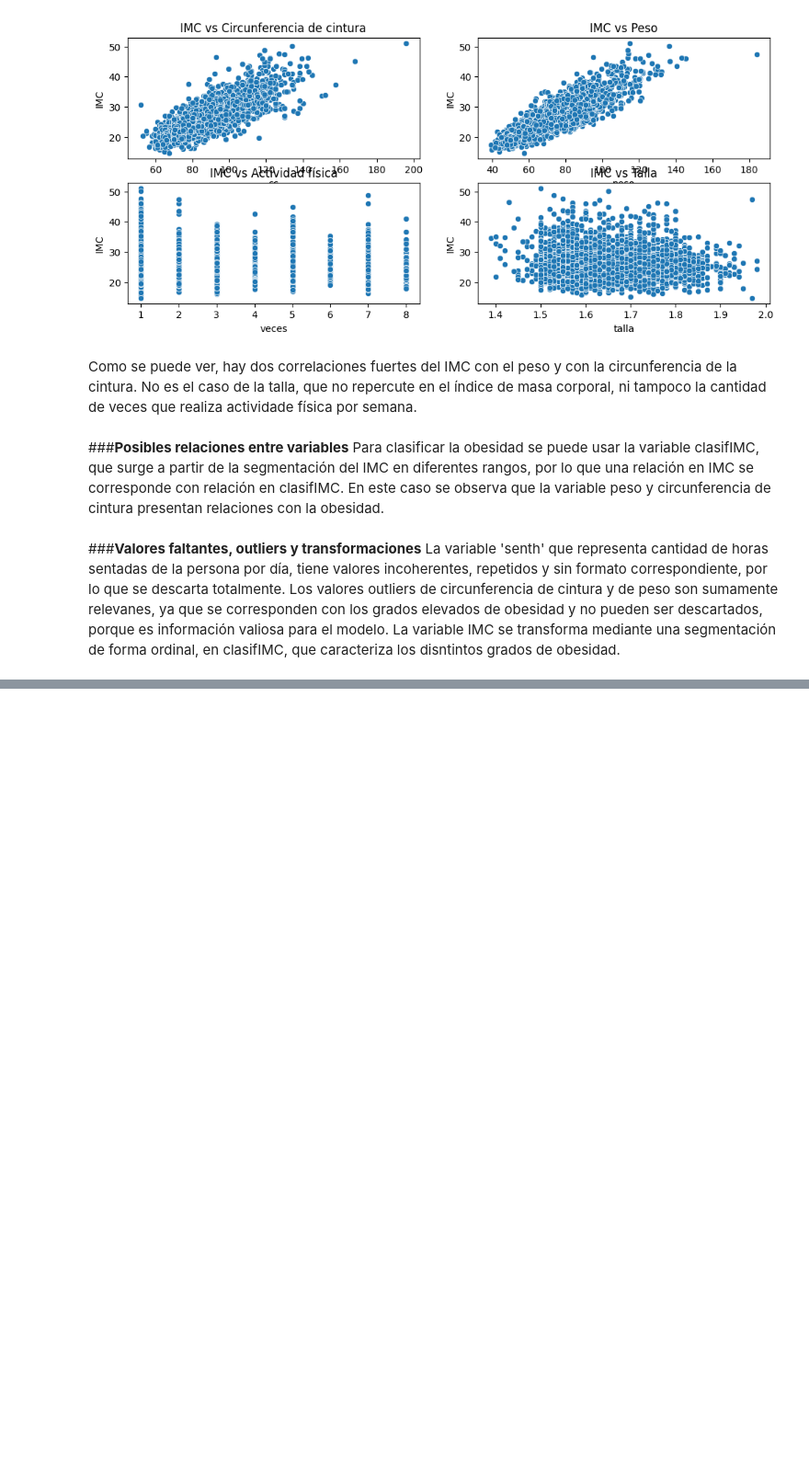
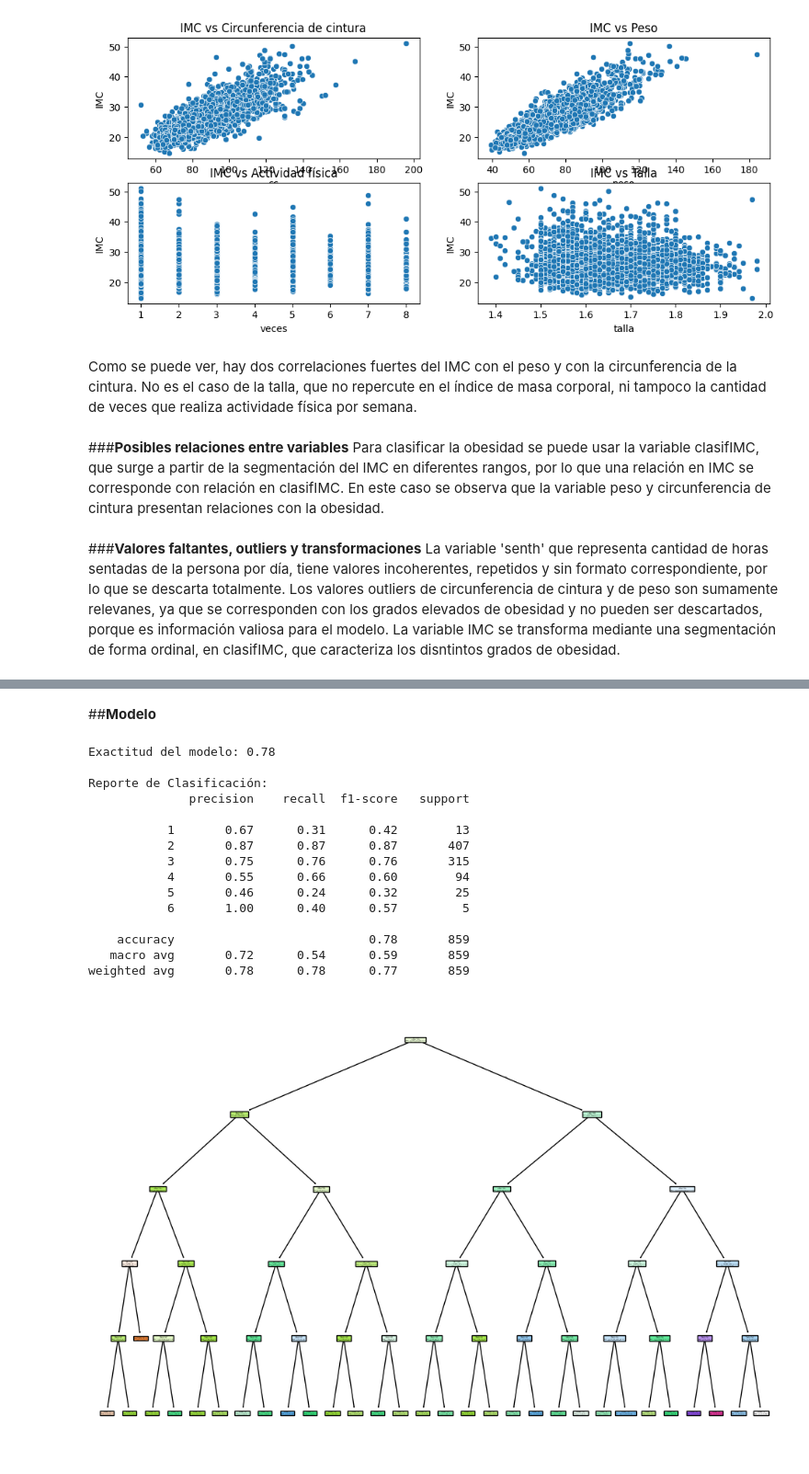
Before and after one commit to cabreonictor/Ciencia-de-Datos-y-Optimizacion-de-Modelos, a Jupyter notebook: notebook/Proyecto_Ciencia_de_Datos_y_Optimización_de_Modelos.ipynb, the cells around one changed output, grey strips where cells are left out. Shown at 92% size. Cells and saved outputs as stored; diff of their text form; code cells hidden in the pictures; blank space fills up the shorter version.

```diff
--- a/notebook/Proyecto_Ciencia_de_Datos_y_Optimización_de_Modelos.ipynb
+++ b/notebook/Proyecto_Ciencia_de_Datos_y_Optimización_de_Modelos.ipynb
@@ -405,0 +416,3 @@ La variable IMC se transforma mediante una segmentación de forma ordinal, en cl
+# %%
+y = df['clasifIMC']
+y.isnull().sum()
@@ -405,0 +423,3 @@ La variable IMC se transforma mediante una segmentación de forma ordinal, en cl
+# %%
+X = df[['peso', 'cc', 'talla', 'edad']]
+X.isnull().sum()
@@ -405,0 +433,38 @@ La variable IMC se transforma mediante una segmentación de forma ordinal, en cl
+# %% [markdown]
+##**Modelo**
+# %%
+X_train, X_test, y_train, y_test = train_test_split(X, y, test_size=0.2, random_state=42)
+
+modelo = DecisionTreeClassifier(max_depth=5, random_state=42)
+modelo.fit(X_train, y_train)
+
+predicciones = modelo.predict(X_test)
+
+exactitud = accuracy_score(y_test, predicciones)
+print(f"Exactitud del modelo: {exactitud:.2f}\n")
+print("Reporte de Clasificación:")
+print(classification_report(y_test, predicciones))
+
+# Árbol de decisión:
+plt.figure(figsize=(12,8))
+plot_tree(modelo, filled=True, feature_names=['peso', 'cc', 'talla', 'edad'],
+          class_names=['Bajo Peso', 'Peso Normal', 'Sobrepeso',
+                       'Obesidad Grado I', 'Obesidad Grado II', 'Obesidad Grado III'])
+plt.show()
+# %% [output]
+Exactitud del modelo: 0.78
+
+Reporte de Clasificación:
+              precision    recall  f1-score   support
+
+           1       0.67      0.31      0.42        13
+           2       0.87      0.87      0.87       407
+           3       0.75      0.76      0.76       315
+           4       0.55      0.66      0.60        94
+           5       0.46      0.24      0.32        25
+           6       1.00      0.40      0.57         5
+
+    accuracy                           0.78       859
+   macro avg       0.72      0.54      0.59       859
+weighted avg       0.78      0.78      0.77       859
+[figure, added]
```
Also changed, not shown: parts of 14 cells of this notebook.
